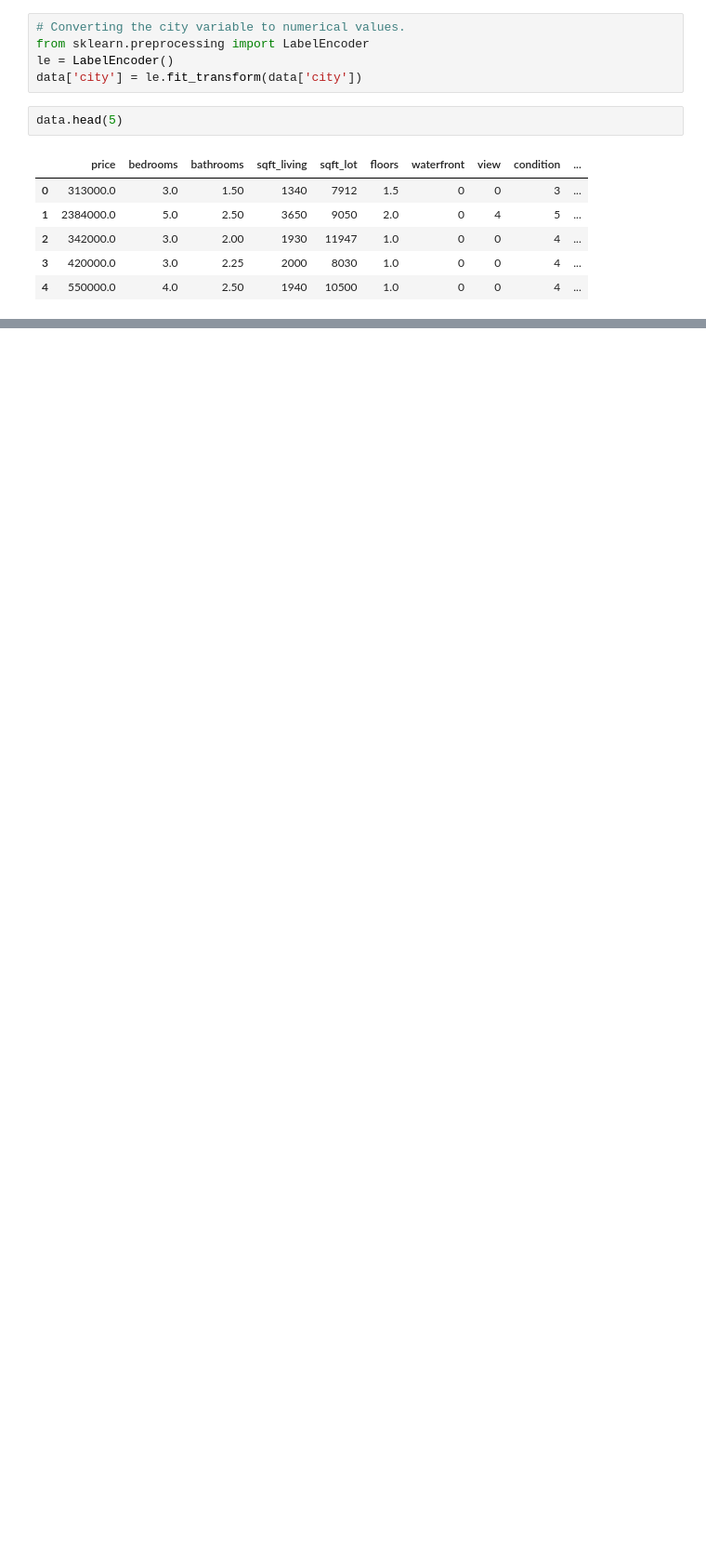
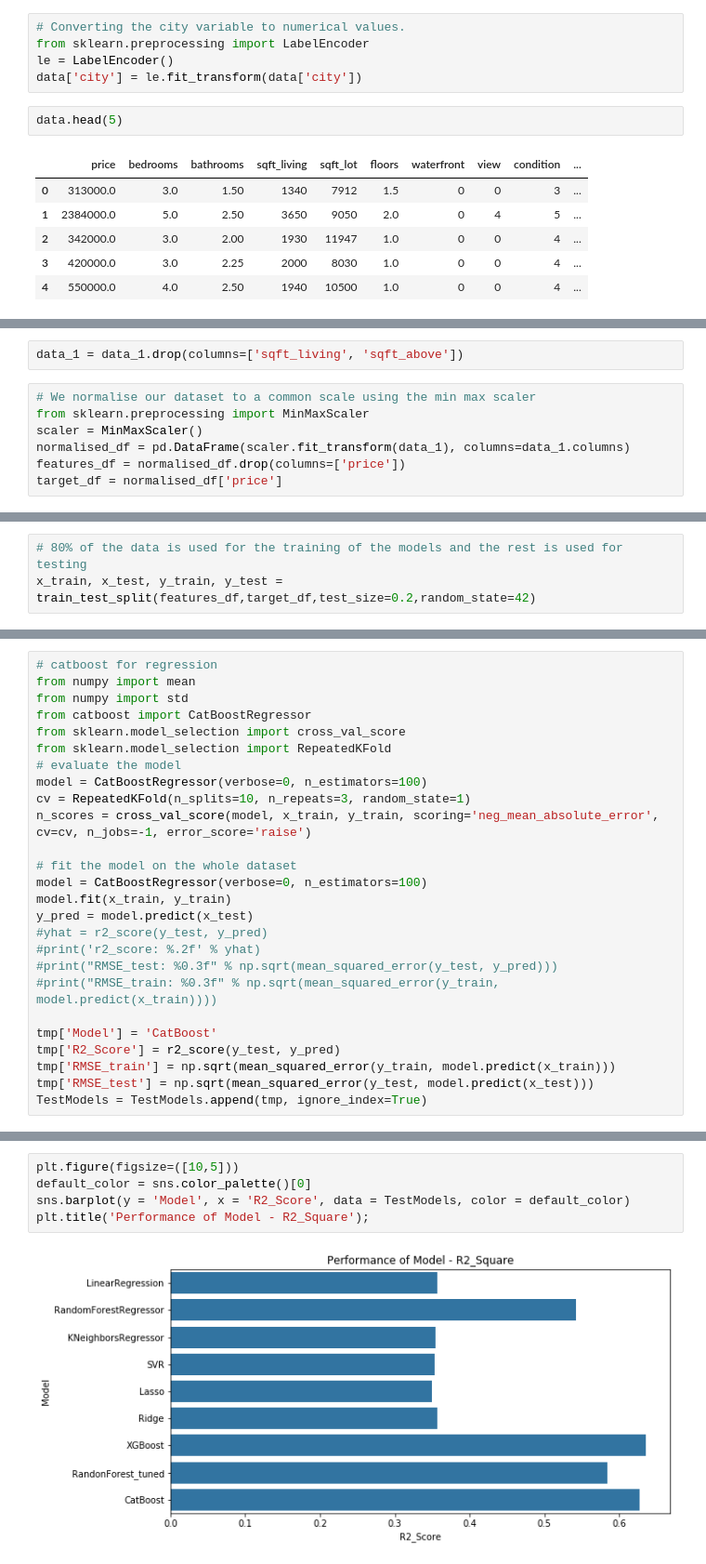
Before and after one commit to HamoyeHQ/stage-f-14-house-pricing, a Jupyter notebook: model/modelling.ipynb, the cells around one changed output, grey strips where cells are left out. Shown at 93% size. Cells and saved outputs as stored; diff of their text form; blank space fills up the shorter version.

Commit message:
project modeling

```diff
--- a/model/modelling.ipynb
+++ b/model/modelling.ipynb
@@ -116,0 +152,9 @@ memory usage: 474.2 KB
+# %%
+data_1 = data_1.drop(columns=['sqft_living', 'sqft_above'])
+# %%
+# We normalise our dataset to a common scale using the min max scaler
+from sklearn.preprocessing import MinMaxScaler
+scaler = MinMaxScaler()
+normalised_df = pd.DataFrame(scaler.fit_transform(data_1), columns=data_1.columns)
+features_df = normalised_df.drop(columns=['price'])
+target_df = normalised_df['price']
@@ -116,0 +172,3 @@ memory usage: 474.2 KB
+# %%
+# 80% of the data is used for the training of the models and the rest is used for testing
+x_train, x_test, y_train, y_test = train_test_split(features_df,target_df,test_size=0.2,random_state=42)
@@ -116,0 +242,26 @@ memory usage: 474.2 KB
+# %%
+# catboost for regression
+from numpy import mean
+from numpy import std
+from catboost import CatBoostRegressor
+from sklearn.model_selection import cross_val_score
+from sklearn.model_selection import RepeatedKFold
+# evaluate the model
+model = CatBoostRegressor(verbose=0, n_estimators=100)
+cv = RepeatedKFold(n_splits=10, n_repeats=3, random_state=1)
+n_scores = cross_val_score(model, x_train, y_train, scoring='neg_mean_absolute_error', cv=cv, n_jobs=-1, error_score='raise')
+
+# fit the model on the whole dataset
+model = CatBoostRegressor(verbose=0, n_estimators=100)
+model.fit(x_train, y_train)
+y_pred = model.predict(x_test)
+#yhat = r2_score(y_test, y_pred)
+#print('r2_score: %.2f' % yhat)
+#print("RMSE_test: %0.3f" % np.sqrt(mean_squared_error(y_test, y_pred)))
+#print("RMSE_train: %0.3f" % np.sqrt(mean_squared_error(y_train, model.predict(x_train))))
+
+tmp['Model'] = 'CatBoost'
+tmp['R2_Score'] = r2_score(y_test, y_pred)
+tmp['RMSE_train'] = np.sqrt(mean_squared_error(y_train, model.predict(x_train)))
+tmp['RMSE_test'] = np.sqrt(mean_squared_error(y_test, model.predict(x_test)))
+TestModels = TestModels.append(tmp, ignore_index=True)
@@ -116,0 +281,7 @@ memory usage: 474.2 KB
+# %%
+plt.figure(figsize=([10,5]))
+default_color = sns.color_palette()[0]
+sns.barplot(y = 'Model', x = 'R2_Score', data = TestModels, color = default_color)
+plt.title('Performance of Model - R2_Square');
+# %% [output]
+[figure, added]
```
Also changed, not shown: parts of 27 cells of this notebook.
